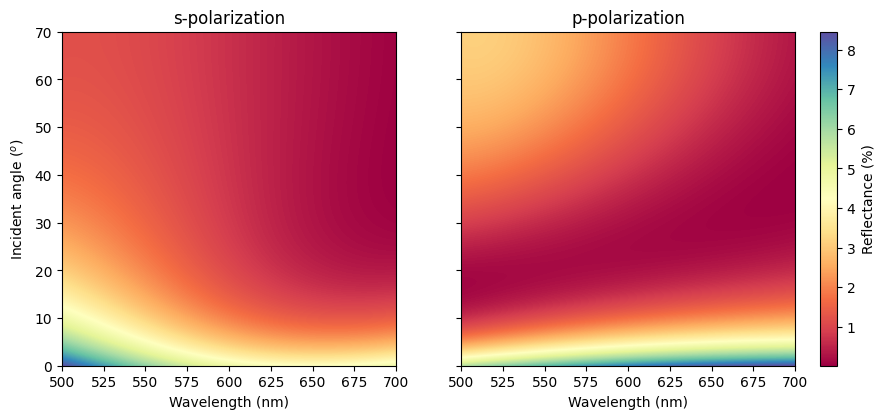
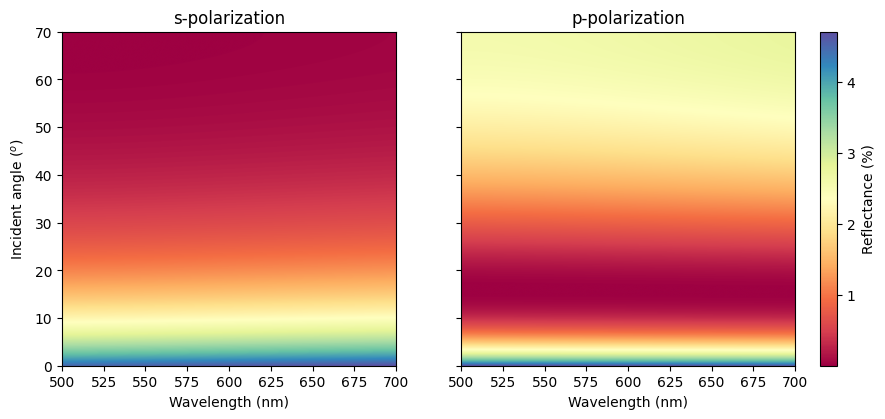
The notebook cell's code change between the first figure and the second:
--- before
+++ after
@@ -30,5 +30,4 @@
 # Colorbar
 ax.cax.colorbar(im, label='Reflectance (%)')
-ax.cax.toggle_label(True)
 
 plt.savefig("w_coat_reflectance_s_p.png", dpi=600)

Commit: update examples